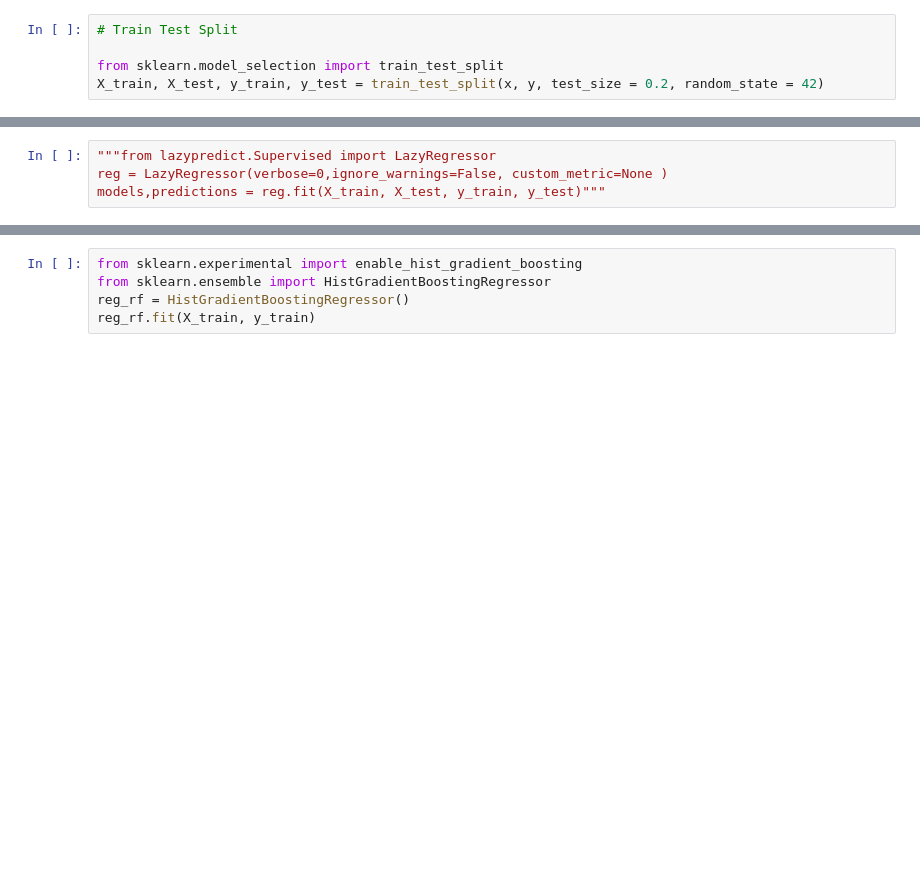
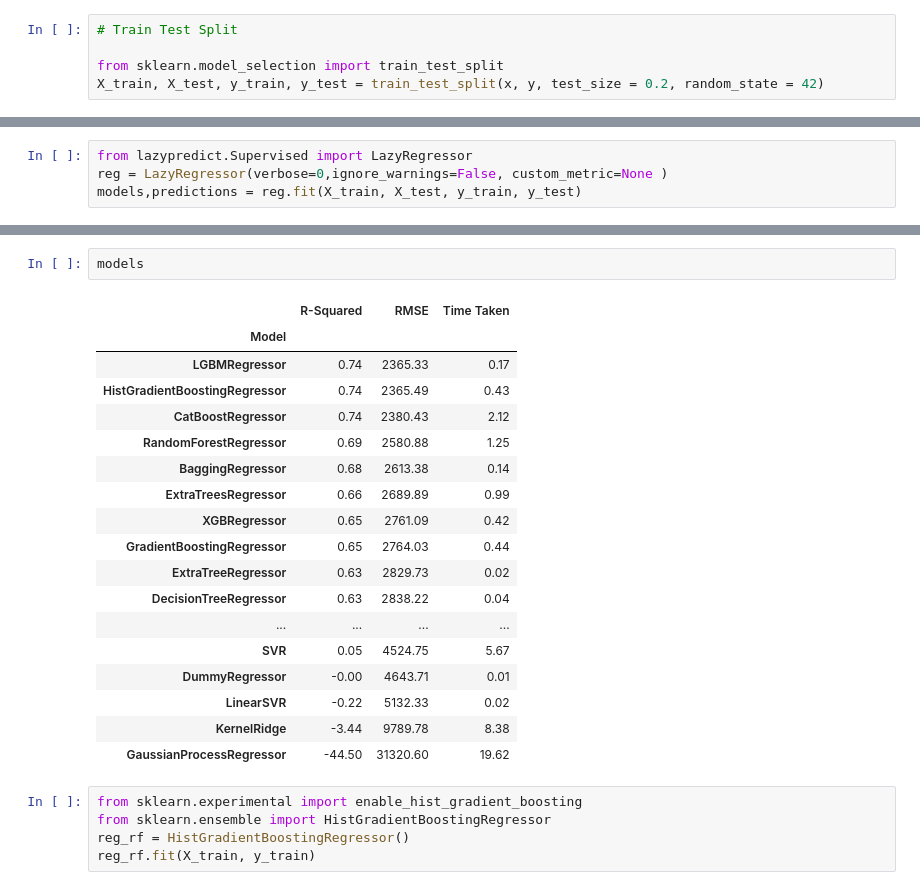
Before and after one commit to android-kunjapppan/Flight-Fare-Prediction, a Jupyter notebook: Flight_Fare_Prediction.ipynb, the cells around one changed output, grey strips where cells are left out. Saved outputs shown, nothing was run; the diff lists cells and outputs as text; blank space fills up the shorter version.

```diff
--- a/Flight_Fare_Prediction.ipynb
+++ b/Flight_Fare_Prediction.ipynb
@@ -313,7 +281,7 @@ X_train, X_test, y_train, y_test = train_test_split(x, y, test_size = 0.2, rando
 # %%
-"""from lazypredict.Supervised import LazyRegressor
+from lazypredict.Supervised import LazyRegressor
 reg = LazyRegressor(verbose=0,ignore_warnings=False, custom_metric=None )
-models,predictions = reg.fit(X_train, X_test, y_train, y_test)"""
+models,predictions = reg.fit(X_train, X_test, y_train, y_test)
 # %% [output]
 StackingRegressor model failed to execute
 __init__() missing 1 required positional argument: 'estimators'
@@ -362,3 +306,24 @@ Learning rate set to 0.05718
+# %%
+models
+# %% [output]
+|  | R-Squared | RMSE | Time Taken |
+| Model |  |  |  |
+| LGBMRegressor | 0.74 | 2365.33 | 0.17 |
+| HistGradientBoostingRegressor | 0.74 | 2365.49 | 0.43 |
+| CatBoostRegressor | 0.74 | 2380.43 | 2.12 |
+| RandomForestRegressor | 0.69 | 2580.88 | 1.25 |
+| BaggingRegressor | 0.68 | 2613.38 | 0.14 |
+| ExtraTreesRegressor | 0.66 | 2689.89 | 0.99 |
+| XGBRegressor | 0.65 | 2761.09 | 0.42 |
+| GradientBoostingRegressor | 0.65 | 2764.03 | 0.44 |
+| ExtraTreeRegressor | 0.63 | 2829.73 | 0.02 |
+| DecisionTreeRegressor | 0.63 | 2838.22 | 0.04 |
+| ... | ... | ... | ... |
+| SVR | 0.05 | 4524.75 | 5.67 |
+| DummyRegressor | -0.00 | 4643.71 | 0.01 |
+| LinearSVR | -0.22 | 5132.33 | 0.02 |
+| KernelRidge | -3.44 | 9789.78 | 8.38 |
+| GaussianProcessRegressor | -44.50 | 31320.60 | 19.62 |
 # %%
 from sklearn.experimental import enable_hist_gradient_boosting
 from sklearn.ensemble import HistGradientBoostingRegressor
```
Also changed, not shown: parts of 23 cells of this notebook.
